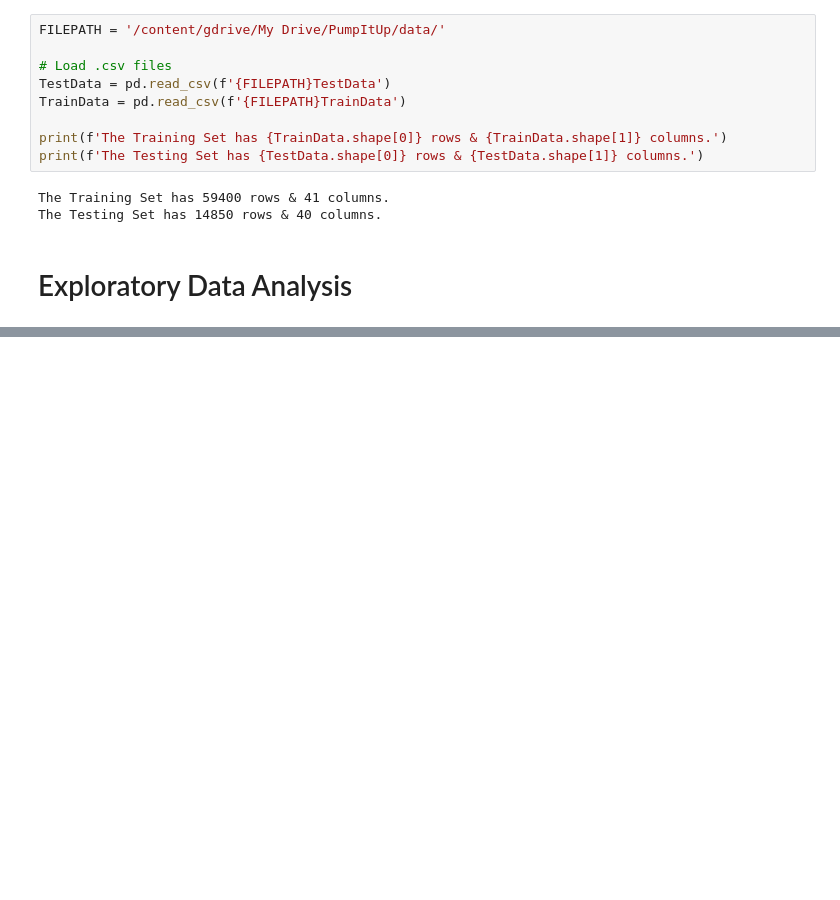
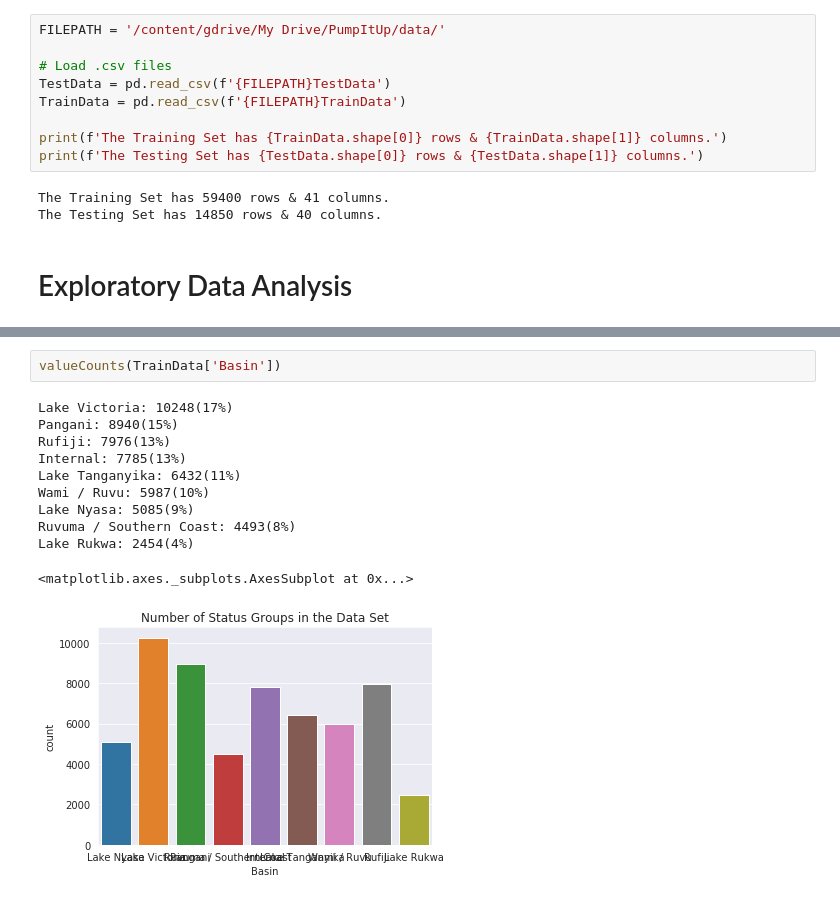
Before and after one commit to Jarmos-san/PumpItUp, a Jupyter notebook: EDA.ipynb, the cells around one changed output, grey strips where cells are left out. Drawn from its saved outputs; the diff is of its cells as text; blank space fills up the shorter version.

```diff
--- a/EDA.ipynb
+++ b/EDA.ipynb
@@ -77,0 +133,14 @@ functional needs repair: 4317(7%)
+# %%
+valueCounts(TrainData['Basin'])
+# %% [output]
+Lake Victoria: 10248(17%)
+Pangani: 8940(15%)
+Rufiji: 7976(13%)
+Internal: 7785(13%)
+Lake Tanganyika: 6432(11%)
+Wami / Ruvu: 5987(10%)
+Lake Nyasa: 5085(9%)
+Ruvuma / Southern Coast: 4493(8%)
+Lake Rukwa: 2454(4%)
+<matplotlib.axes._subplots.AxesSubplot at 0x...>
+[figure, added]
```
Also changed, not shown: parts of 20 cells of this notebook.
